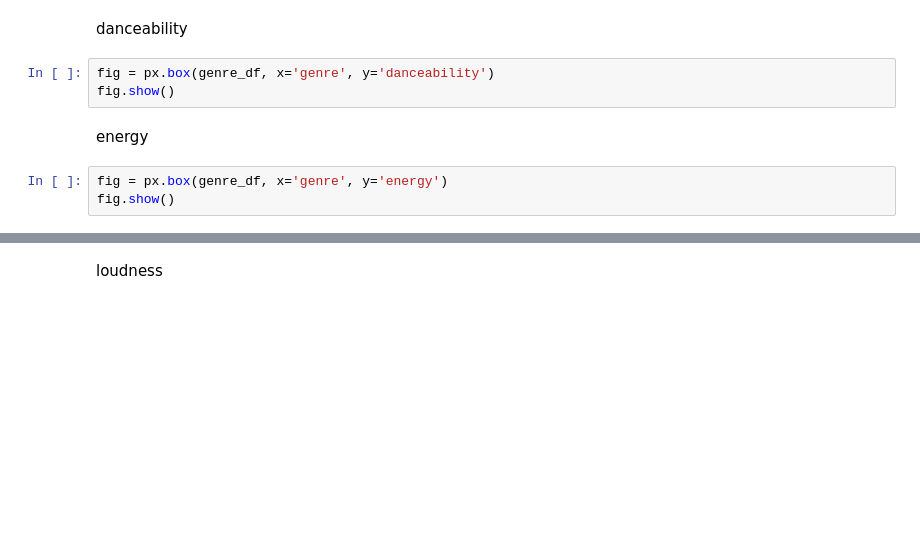
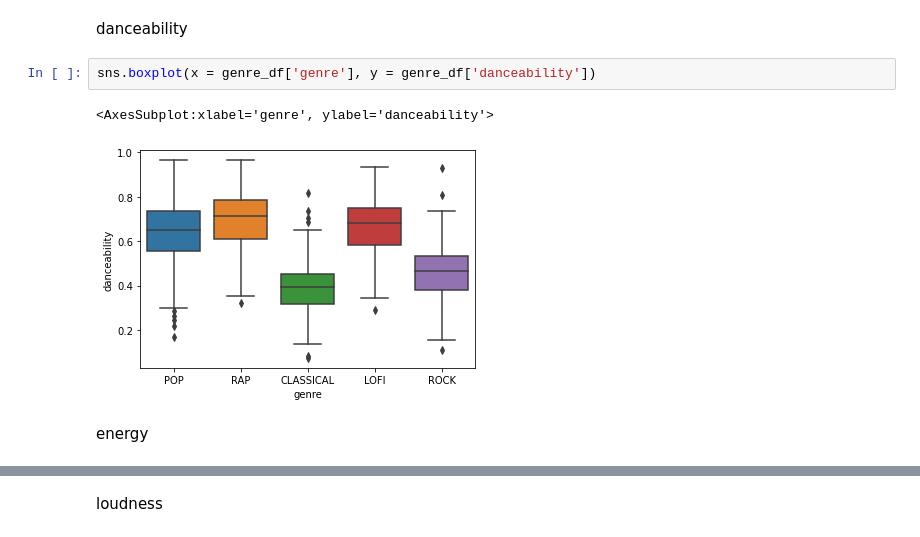
Before and after one commit to shailx383/genre-prediction-model, a Jupyter notebook: genre_classification.ipynb, the cells around one changed output, grey strips where cells are left out. Cells and saved outputs as stored; diff of their text form; blank space fills up the shorter version.

Commit message:
changed plots from plotly to seaborn

```diff
--- a/genre_classification.ipynb
+++ b/genre_classification.ipynb
@@ -234,11 +234,10 @@ genre_df = pd.concat([pop_df, rap_df, classical_df, lofi_df, rock_df])
 *EDA*
 # %% [markdown]
 danceability
-# %%
-fig = px.box(genre_df, x='genre', y='danceability')
-fig.show()
+# %%
+sns.boxplot(x = genre_df['genre'], y = genre_df['danceability'])
+# %% [output]
+<AxesSubplot:xlabel='genre', ylabel='danceability'>
+[figure, added]
 # %% [markdown]
 energy
-# %%
-fig = px.box(genre_df, x='genre', y='energy')
-fig.show()
```
Also changed, not shown: parts of 20 cells of this notebook, 6 other files.
